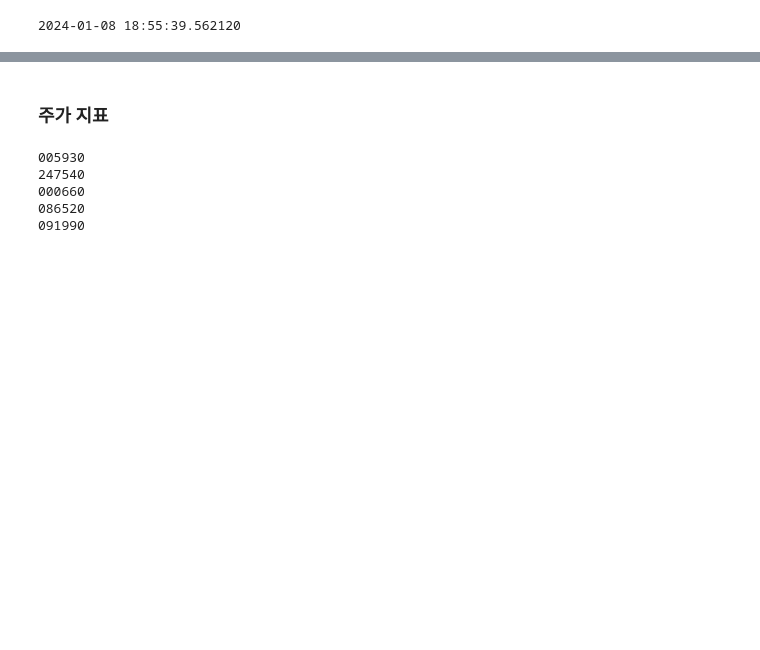
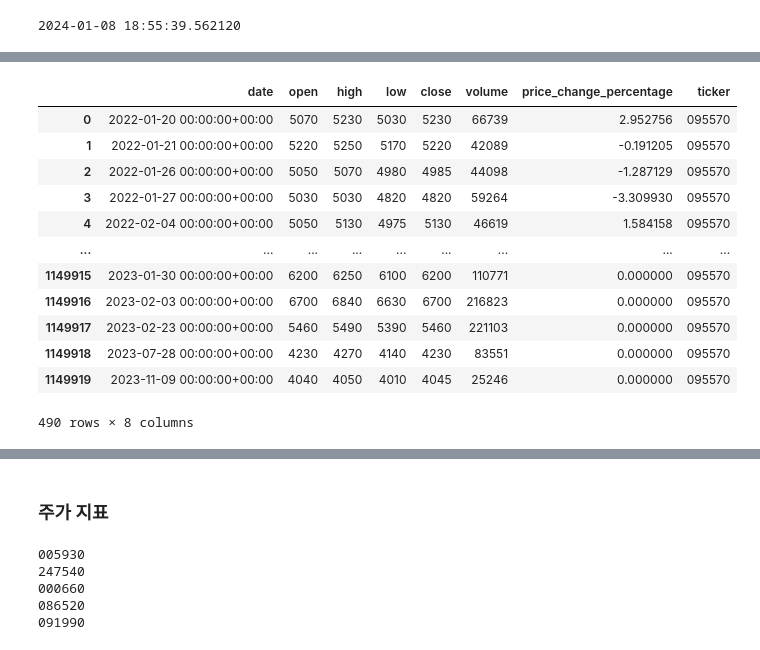
Before and after one commit to Unfinishedgod/finance_mlops, a Jupyter notebook: jupyter/cleaning/kor_stock_cleaning.ipynb, the cells around one changed output, grey strips where cells are left out. Saved outputs shown, nothing was run; the diff lists cells and outputs as text; code cells hidden in the pictures; blank space fills up the shorter version.

```diff
--- a/jupyter/cleaning/kor_stock_cleaning.ipynb
+++ b/jupyter/cleaning/kor_stock_cleaning.ipynb
@@ -140,0 +147,19 @@ ohlcv_df_raw
+# %%
+
+ohlcv_df_raw[ohlcv_df_raw['ticker'] == '373220']
+ohlcv_df_raw
+ohlcv_df_raw[ohlcv_df_raw['ticker'] == '095570']
+# %% [output]
+|  | date | open | high | low | close | volume | price_change_percentage | ticker |
+| 0 | 2022-01-20 00:00:00+00:00 | 5070 | 5230 | 5030 | 5230 | 66739 | 2.952756 | 095570 |
+| 1 | 2022-01-21 00:00:00+00:00 | 5220 | 5250 | 5170 | 5220 | 42089 | -0.191205 | 095570 |
+| 2 | 2022-01-26 00:00:00+00:00 | 5050 | 5070 | 4980 | 4985 | 44098 | -1.287129 | 095570 |
+| 3 | 2022-01-27 00:00:00+00:00 | 5030 | 5030 | 4820 | 4820 | 59264 | -3.309930 | 095570 |
+| 4 | 2022-02-04 00:00:00+00:00 | 5050 | 5130 | 4975 | 5130 | 46619 | 1.584158 | 095570 |
+| ... | ... | ... | ... | ... | ... | ... | ... | ... |
+| 1149915 | 2023-01-30 00:00:00+00:00 | 6200 | 6250 | 6100 | 6200 | 110771 | 0.000000 | 095570 |
+| 1149916 | 2023-02-03 00:00:00+00:00 | 6700 | 6840 | 6630 | 6700 | 216823 | 0.000000 | 095570 |
+| 1149917 | 2023-02-23 00:00:00+00:00 | 5460 | 5490 | 5390 | 5460 | 221103 | 0.000000 | 095570 |
+| 1149918 | 2023-07-28 00:00:00+00:00 | 4230 | 4270 | 4140 | 4230 | 83551 | 0.000000 | 095570 |
+| 1149919 | 2023-11-09 00:00:00+00:00 | 4040 | 4050 | 4010 | 4045 | 25246 | 0.000000 | 095570 |
+490 rows × 8 columns
```
Also changed, not shown: parts of 6 cells of this notebook, 1 other file.
